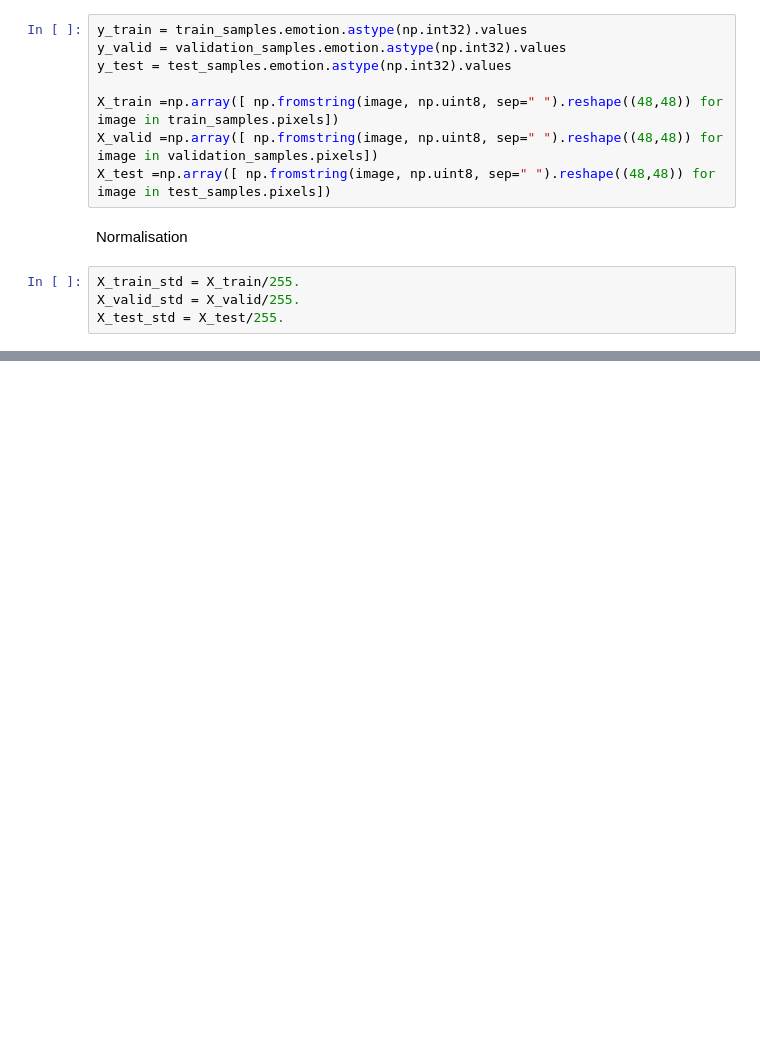
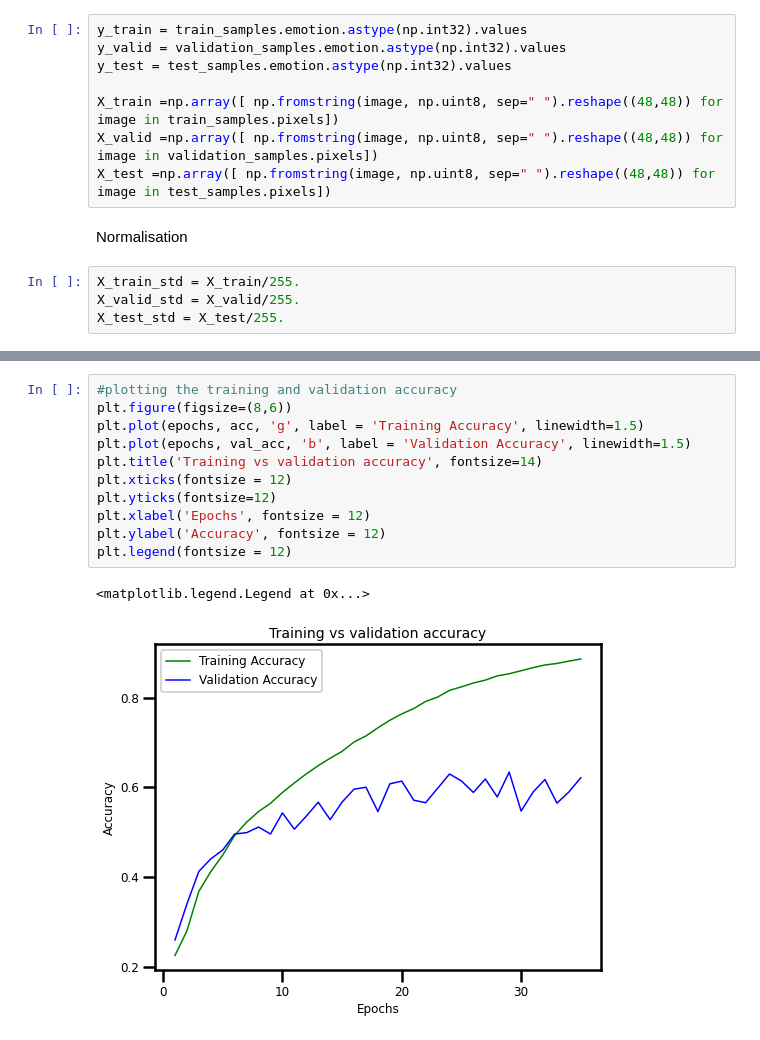
Before and after one commit to aashkadave99/facial-exp-recog, a Jupyter notebook: facial_exp_recog.ipynb, the cells around one changed output, grey strips where cells are left out. Drawn from its saved outputs; the diff is of its cells as text; blank space fills up the shorter version.

```diff
--- a/facial_exp_recog.ipynb
+++ b/facial_exp_recog.ipynb
@@ -89,0 +220,14 @@ X_test_std = X_test/255.
+# %%
+#plotting the training and validation accuracy
+plt.figure(figsize=(8,6))
+plt.plot(epochs, acc, 'g', label = 'Training Accuracy', linewidth=1.5)
+plt.plot(epochs, val_acc, 'b', label = 'Validation Accuracy', linewidth=1.5)
+plt.title('Training vs validation accuracy', fontsize=14)
+plt.xticks(fontsize = 12)
+plt.yticks(fontsize=12)
+plt.xlabel('Epochs', fontsize = 12)
+plt.ylabel('Accuracy', fontsize = 12)
+plt.legend(fontsize = 12)
+# %% [output]
+<matplotlib.legend.Legend at 0x...>
+[figure, added]
```
Also changed, not shown: parts of 9 cells of this notebook, 1 other file.
